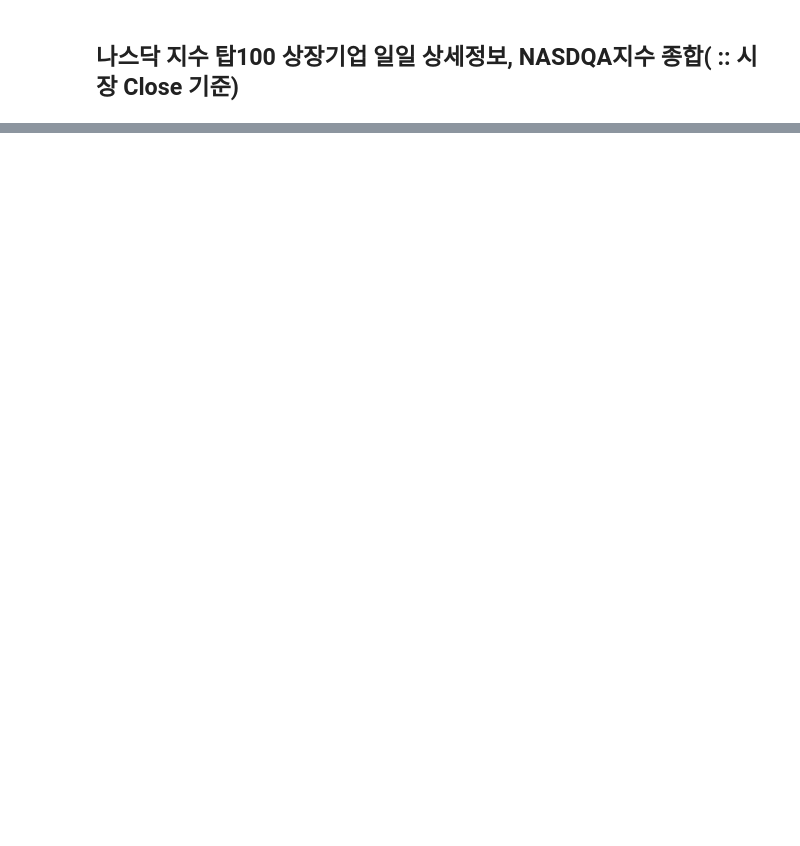
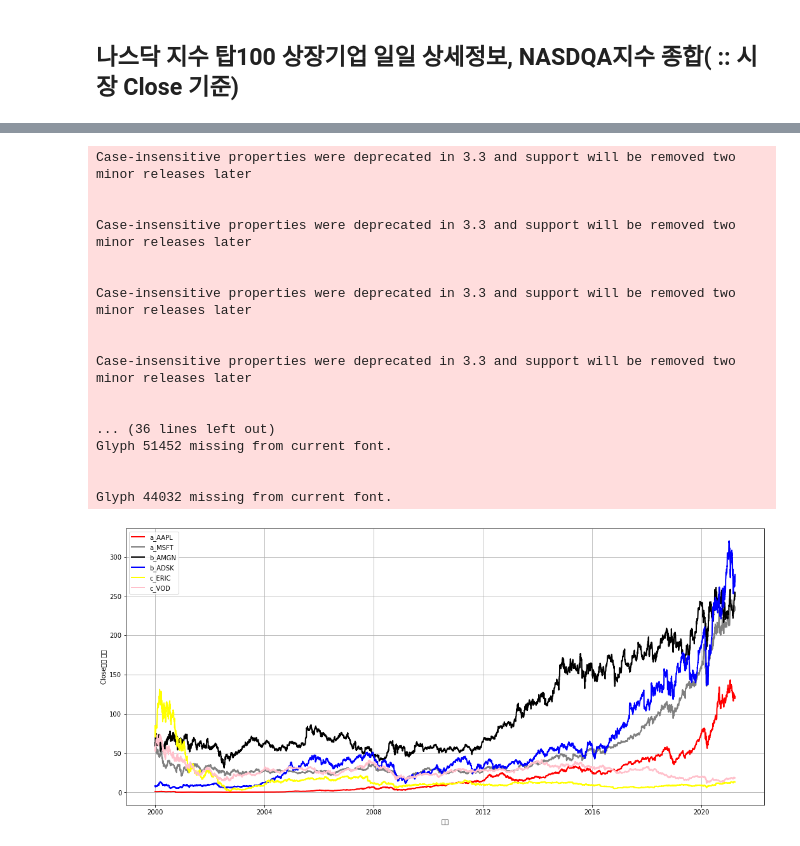
Before and after one commit to lee-edgar/EdaProject, a Jupyter notebook: 11_project/FinanceDataReader_v2.ipynb, the cells around one changed output, grey strips where cells are left out. Saved outputs shown, nothing was run; the diff lists cells and outputs as text; code cells hidden in the pictures; blank space fills up the shorter version.

```diff
--- a/11_project/FinanceDataReader_v2.ipynb
+++ b/11_project/FinanceDataReader_v2.ipynb
@@ -106,3 +268,44 @@ pd.merge(result, nas, left_on="ticker", right_on="Symbol").sort_values(["Close"]
+# %%
+# CLOSE주가 상중하 2샘플
+a_AAPL = AAPL['Close']
+a_MSFT = MSFT['Close']
+b_AMGN = AMGN['Close']
+b_ADSK = ADSK['Close']
+c_ERIC = ERIC['Close']
+c_VOD = VOD['Close']
+
+#소프트웨어 및 IT 서비스
+# %%
+# CLOSE주가 상중하 2샘플
+plt.figure(figsize=(18,8))
+plt.plot(a_AAPL, Color='red', label='a_AAPL')
+plt.plot(a_MSFT, Color='gray', label='a_MSFT')
+plt.plot(b_AMGN, Color='black', label='b_AMGN')
+plt.plot(b_ADSK, Color='blue', label='b_ADSK')
+plt.plot(c_ERIC, Color='yellow', label='c_ERIC')
+plt.plot(c_VOD, Color='pink', label='c_VOD')
+
+plt.legend(loc=2)
+plt.show()
+# %% [output]
+Case-insensitive properties were deprecated in 3.3 and support will be removed two minor releases later
+
+
+Case-insensitive properties were deprecated in 3.3 and support will be removed two minor releases later
+
+
+Case-insensitive properties were deprecated in 3.3 and support will be removed two minor releases later
+
+
+Case-insensitive properties were deprecated in 3.3 and support will be removed two minor releases later
+
+
+... (36 lines left out)
+Glyph 51452 missing from current font.
+
+
+Glyph 44032 missing from current font.
+[figure, added]
 # %%
 nas_list = nas["Symbol"][:3]
 todaylist=[]
```
Also changed, not shown: parts of 18 cells of this notebook, 1 other file.
